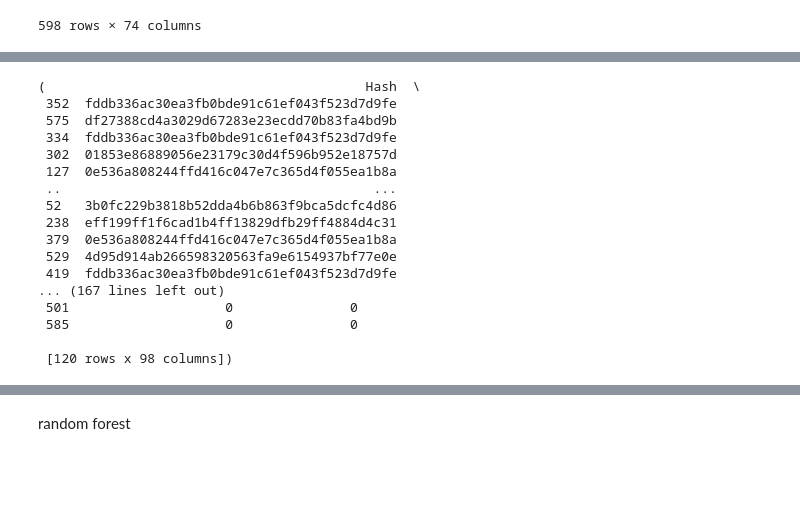
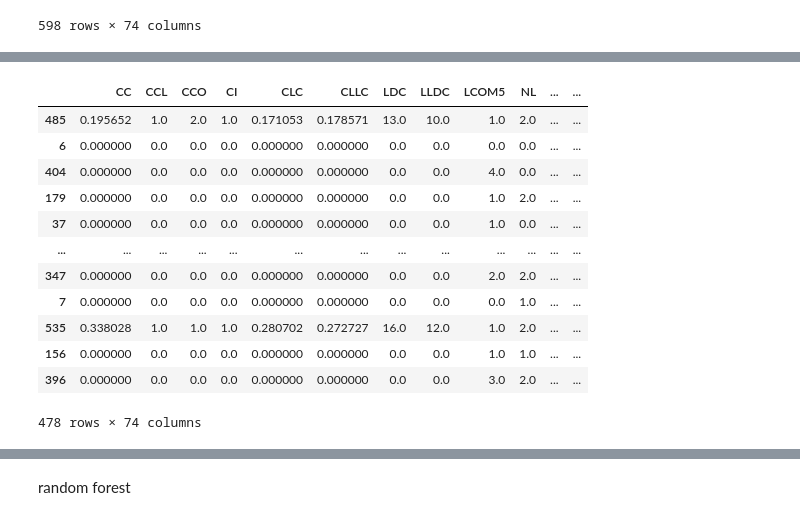
Before and after one commit to vajihe-ameri/predict-software-bugs-in-java-classes, a Jupyter notebook: tables.ipynb, the cells around one changed output, grey strips where cells are left out. Cells and saved outputs as stored; diff of their text form; code cells hidden in the pictures; blank space fills up the shorter version.

```diff
--- a/tables.ipynb
+++ b/tables.ipynb
@@ -246,22 +227,18 @@ memory usage: 458.0+ KB
 from sklearn.model_selection import train_test_split
 train_set, test_set = train_test_split(df, test_size=0.2)
 # %%
-train_set, test_set
+train_set
 # %% [output]
+|  | CC | CCL | CCO | CI | CLC | CLLC | LDC | LLDC | LCOM5 | NL | ... | ... |
+| 485 | 0.195652 | 1.0 | 2.0 | 1.0 | 0.171053 | 0.178571 | 13.0 | 10.0 | 1.0 | 2.0 | ... | ... |
+| 6 | 0.000000 | 0.0 | 0.0 | 0.0 | 0.000000 | 0.000000 | 0.0 | 0.0 | 0.0 | 0.0 | ... | ... |
+| 404 | 0.000000 | 0.0 | 0.0 | 0.0 | 0.000000 | 0.000000 | 0.0 | 0.0 | 4.0 | 0.0 | ... | ... |
+| 179 | 0.000000 | 0.0 | 0.0 | 0.0 | 0.000000 | 0.000000 | 0.0 | 0.0 | 1.0 | 2.0 | ... | ... |
+| 37 | 0.000000 | 0.0 | 0.0 | 0.0 | 0.000000 | 0.000000 | 0.0 | 0.0 | 1.0 | 0.0 | ... | ... |
+| ... | ... | ... | ... | ... | ... | ... | ... | ... | ... | ... | ... | ... |
+| 347 | 0.000000 | 0.0 | 0.0 | 0.0 | 0.000000 | 0.000000 | 0.0 | 0.0 | 2.0 | 2.0 | ... | ... |
+| 7 | 0.000000 | 0.0 | 0.0 | 0.0 | 0.000000 | 0.000000 | 0.0 | 0.0 | 0.0 | 1.0 | ... | ... |
+| 535 | 0.338028 | 1.0 | 1.0 | 1.0 | 0.280702 | 0.272727 | 16.0 | 12.0 | 1.0 | 2.0 | ... | ... |
+| 156 | 0.000000 | 0.0 | 0.0 | 0.0 | 0.000000 | 0.000000 | 0.0 | 0.0 | 1.0 | 1.0 | ... | ... |
+| 396 | 0.000000 | 0.0 | 0.0 | 0.0 | 0.000000 | 0.000000 | 0.0 | 0.0 | 3.0 | 2.0 | ... | ... |
-(                                         Hash  \
- 352  fddb336ac30ea3fb0bde91c61ef043f523d7d9fe
- 575  df27388cd4a3029d67283e23ecdd70b83fa4bd9b
- 334  fddb336ac30ea3fb0bde91c61ef043f523d7d9fe
- 302  01853e86889056e23179c30d4f596b952e18757d
- 127  0e536a808244ffd416c047e7c365d4f055ea1b8a
- ..                                        ...
- 52   3b0fc229b3818b52dda4b6b863f9bca5dcfc4d86
- 238  eff199ff1f6cad1b4ff13829dfb29ff4884d4c31
- 379  0e536a808244ffd416c047e7c365d4f055ea1b8a
- 529  4d95d914ab266598320563fa9e6154937bf77e0e
- 419  fddb336ac30ea3fb0bde91c61ef043f523d7d9fe
-... (167 lines left out)
- 501                    0               0
- 585                    0               0
-
- [120 rows x 98 columns])
+478 rows × 74 columns
```
Also changed, not shown: parts of 22 cells of this notebook.
